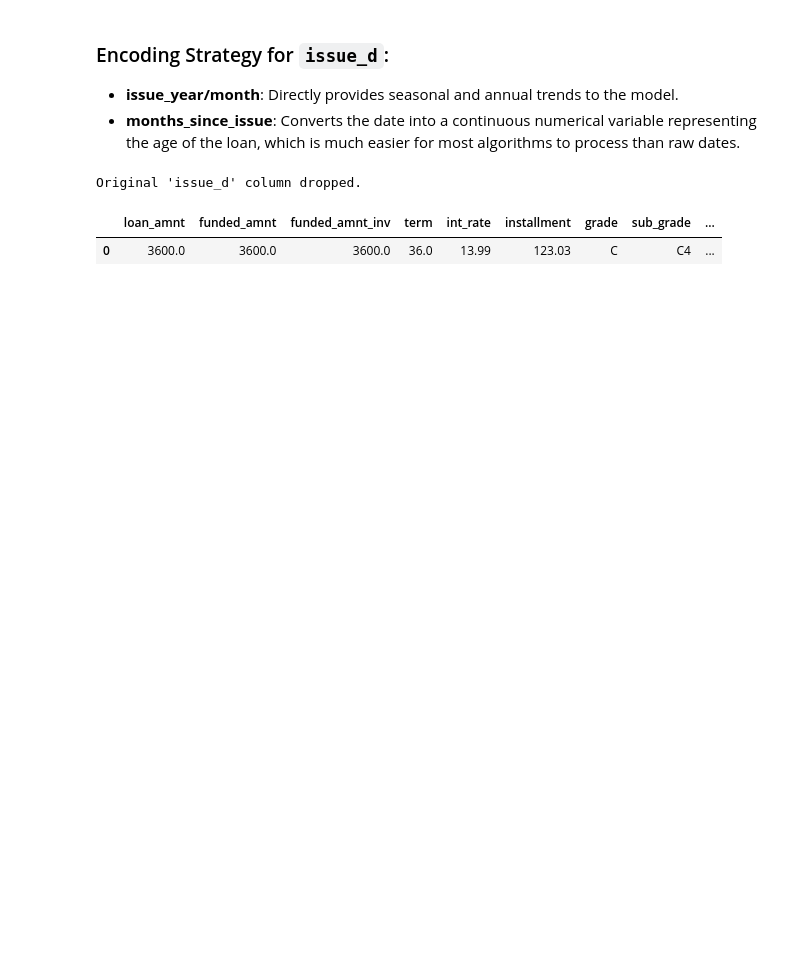
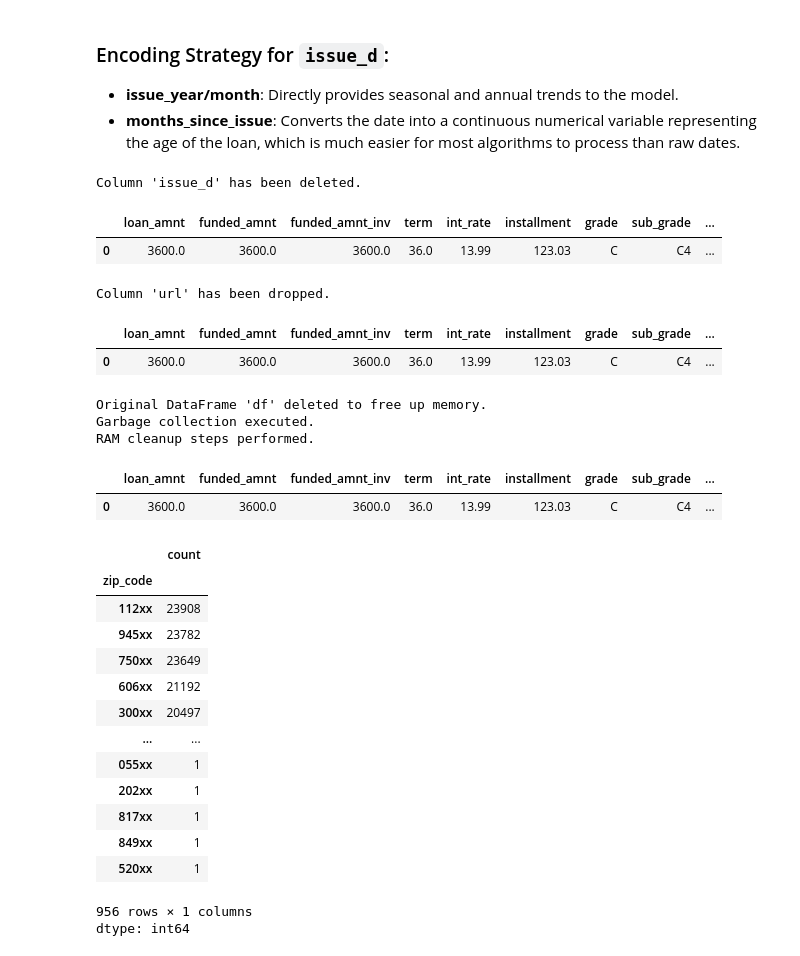
Before and after one commit to CharlesRajaR/Loan-Approval-Prediction-with-SHAP-An-end-to-end-machine-learning-project, a Jupyter notebook: notebooks/loan_approval_predictions_with_shap.ipynb, the cells around one changed output. Saved outputs shown, nothing was run; the diff lists cells and outputs as text; code cells hidden in the pictures; blank space fills up the shorter version.

```diff
--- a/notebooks/loan_approval_predictions_with_shap.ipynb
+++ b/notebooks/loan_approval_predictions_with_shap.ipynb
@@ -380,5 +402,6 @@ df1.head(1)
 |  | id | loan_amnt | funded_amnt | funded_amnt_inv | term | int_rate | installment | grade | sub_grade | ... |
 | 0 | 68407277 | 3600.0 | 3600.0 | 3600.0 | 36.0 | 13.99 | 123.03 | C | C4 | ... |
 # %%
-if 'id' in df1.columns:
-    df1 = df1.drop(columns=["id"])
+# if 'id' in df1.columns:
+#     df1.drop(columns=["id"], inplace=True)
+#     print("Column 'id' has been dropped.")
@@ -695,5 +733,3 @@ Remaining nulls: 0
 # %% [markdown]
 ### Cleaning up redundant features
 Now that we have successfully encoded `emp_length` into `emp_length_encoded`, we can drop the original string column to prepare the dataframe for modeling.
-# %%
-df1.drop(columns=['emp_length'], inplace=True)
@@ -748,11 +813,12 @@ Date features extracted successfully.
 ### Encoding Strategy for `issue_d`:
 - **issue_year/month**: Directly provides seasonal and annual trends to the model.
 - **months_since_issue**: Converts the date into a continuous numerical variable representing the age of the loan, which is much easier for most algorithms to process than raw dates.
-# %%
-df1.drop(columns=['issue_d'], inplace=True)
-print("Original 'issue_d' column dropped.")
-# %% [output]
-Original 'issue_d' column dropped.
+# %%
+if 'issue_d' in df1.columns:
+    del df1['issue_d']
+    print("Column 'issue_d' has been deleted.")
+# %% [output]
+Column 'issue_d' has been deleted.
 # %%
 df1.head(1)
 # %% [output]
@@ -760,7 +826,58 @@ df1.head(1)
 | 0 | 3600.0 | 3600.0 | 3600.0 | 36.0 | 13.99 | 123.03 | C | C4 | ... |
 # %%
 if 'url' in df1.columns:
-    df1.drop(columns=['url'], inplace=True)
+    del df1['url']
     print("Column 'url' has been dropped.")
 
 display(df1.head(1))
+# %% [output]
+Column 'url' has been dropped.
+|  | loan_amnt | funded_amnt | funded_amnt_inv | term | int_rate | installment | grade | sub_grade | ... |
+| 0 | 3600.0 | 3600.0 | 3600.0 | 36.0 | 13.99 | 123.03 | C | C4 | ... |
+# %%
+import gc
+
+# Delete the original DataFrame 'df' if it's no longer needed
+if 'df' in globals():
+    del df
+    print("Original DataFrame 'df' deleted to free up memory.")
+
+# Force garbage collection to reclaim memory immediately
+gc.collect()
+print("Garbage collection executed.")
+
+# You can also consider deleting other large intermediate variables if you created them
+# For example, if you had 'temp_df' that's no longer needed:
+# if 'temp_df' in globals():
+#     del temp_df
+#     print("Intermediate DataFrame 'temp_df' deleted.")
+# gc.collect()
+
+print("RAM cleanup steps performed.")
+# %% [output]
+Original DataFrame 'df' deleted to free up memory.
+Garbage collection executed.
+RAM cleanup steps performed.
+# %%
+df1.head(1)
+# %% [output]
+|  | loan_amnt | funded_amnt | funded_amnt_inv | term | int_rate | installment | grade | sub_grade | ... |
+| 0 | 3600.0 | 3600.0 | 3600.0 | 36.0 | 13.99 | 123.03 | C | C4 | ... |
+# %%
+df1['zip_code'].value_counts()
+# %% [output]
+|  | count |
+| zip_code |  |
+| 112xx | 23908 |
+| 945xx | 23782 |
+| 750xx | 23649 |
+| 606xx | 21192 |
+| 300xx | 20497 |
+| ... | ... |
+| 055xx | 1 |
+| 202xx | 1 |
+| 817xx | 1 |
+| 849xx | 1 |
+| 520xx | 1 |
+956 rows × 1 columns
+dtype: int64
```
Also changed, not shown: parts of 22 cells of this notebook.
